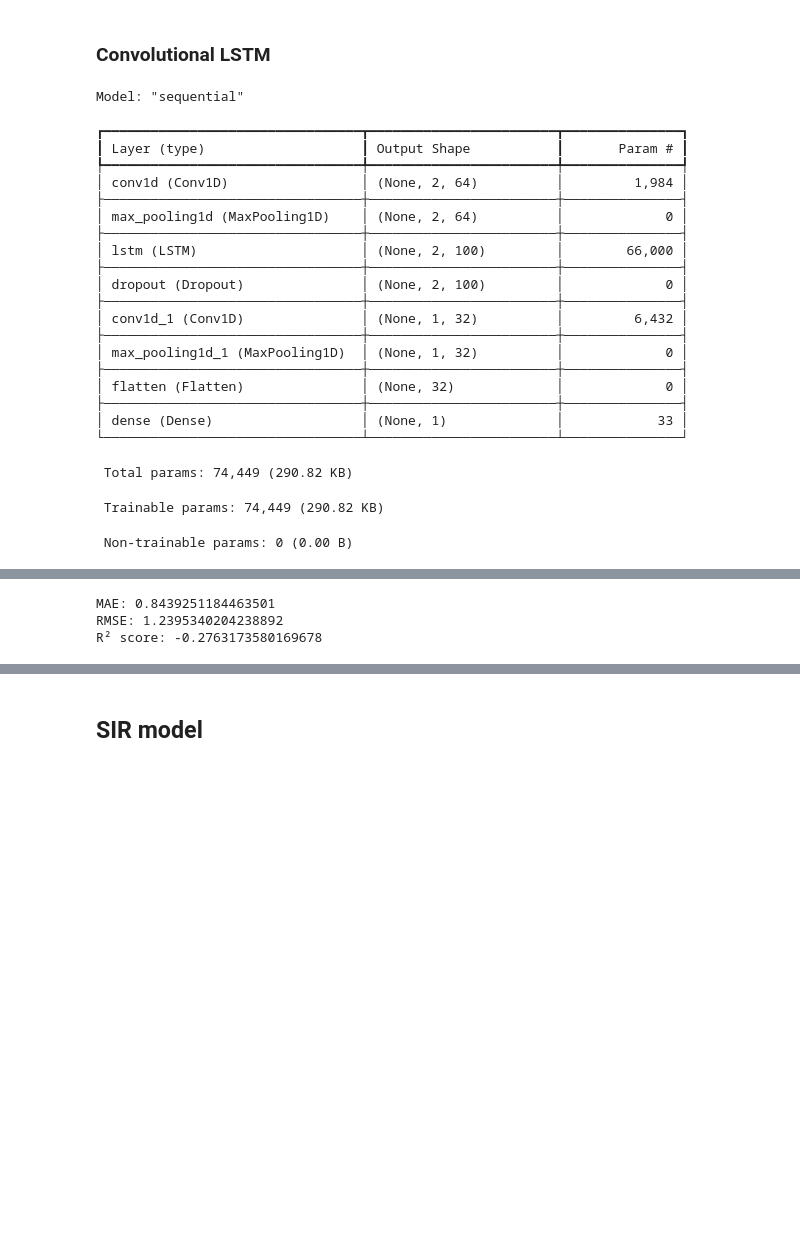
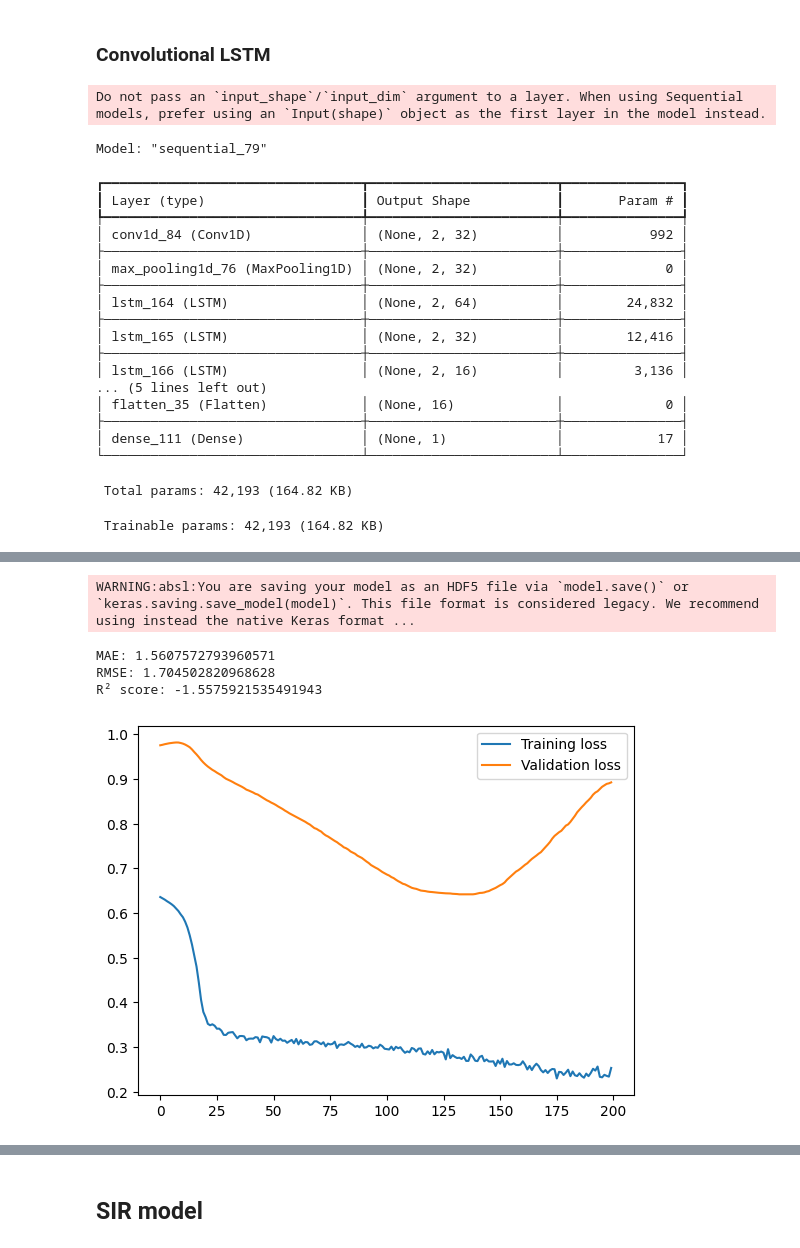
Before and after one commit to NguyenDucAnforwork/applied_statistics_prj, a Jupyter notebook: model/model.ipynb, the cells around one changed output, grey strips where cells are left out. Saved outputs shown, nothing was run; the diff lists cells and outputs as text; code cells hidden in the pictures; blank space fills up the shorter version.

```diff
--- a/model/model.ipynb
+++ b/model/model.ipynb
@@ -991,16 +961,19 @@ R² score: -0.4180271625518799
 ### Convolutional LSTM
 # %%
 conv_lstm_model = Sequential()
-conv_lstm_model.add(Conv1D(64, 2, activation='relu', input_shape=(3, 15)))  # Use kernel size 2 to fit the small input
+conv_lstm_model.add(Conv1D(32, 2, activation='relu', input_shape=(3, 15)))  # Use kernel size 2 to fit the small input
 conv_lstm_model.add(MaxPooling1D(pool_size=1))  # Pooling size 1 to prevent negative dimensions
-conv_lstm_model.add(LSTM(100, return_sequences=True))
+conv_lstm_model.add(LSTM(64, return_sequences=True))
+conv_lstm_model.add(LSTM(32, return_sequences=True))
+conv_lstm_model.add(LSTM(16, return_sequences=True))
+conv_lstm_model.add(LSTM(8, return_sequences=True))
 conv_lstm_model.add(Dropout(0.2))
-conv_lstm_model.add(Conv1D(32, 2, activation='relu'))  # Adjust kernel size to fit the reduced dimensions
+conv_lstm_model.add(Conv1D(16, 2, activation='relu'))  # Adjust kernel size to fit the reduced dimensions
 conv_lstm_model.add(MaxPooling1D(pool_size=1))  # Pooling size 1 to prevent negative dimensions
 conv_lstm_model.add(Flatten())
 conv_lstm_model.add(Dense(units=1))
 set_epsilon(1)
-conv_lstm_model.compile(optimizer=Adam(learning_rate=0.001), loss=MeanAbsoluteError(), metrics=[MeanAbsolutePercentageError()])
+conv_lstm_model.compile(optimizer=Adam(learning_rate=0.0001), loss=MeanAbsoluteError(), metrics=[MeanAbsolutePercentageError()])
 
 conv_lstm_model.summary()
 
@@ -1009,7 +982,7 @@ conv_lstm_model.summary()
 early_stopping = EarlyStopping(monitor='val_loss', patience=20, restore_best_weights=True)
 reduce_lr = ReduceLROnPlateau(monitor='val_loss', factor=0.9, patience=5, min_lr=0.00000001)
 
-history = conv_lstm_model.fit(X_train_seq, y_train_seq, epochs=100, batch_size=16, validation_split=0.2, verbose=2)
+history = conv_lstm_model.fit(X_train_seq, y_train_seq, epochs=200, batch_size=16, validation_split=0.2, verbose=2)
 
 
 # plot the loss function
@@ -1088,26 +1061,24 @@ print(f"R² score: {r2_score}")
 # save the model
 conv_lstm_model.save("./checkpoints/conv_lstm.h5")
 # %% [output]
-Model: "sequential"
+Do not pass an `input_shape`/`input_dim` argument to a layer. When using Sequential models, prefer using an `Input(shape)` object as the first layer in the model instead.
-┏━━━━━━━━━━━━━━━━━━━━━━━━━━━━━━━━━┳━━━━━━━━━━━━━━━━━━━━━━━━┳━━━━━━━━━━━━━━━┓
-┃ Layer (type)                    ┃ Output Shape           ┃       Param # ┃
-┡━━━━━━━━━━━━━━━━━━━━━━━━━━━━━━━━━╇━━━━━━━━━━━━━━━━━━━━━━━━╇━━━━━━━━━━━━━━━┩
-│ conv1d (Conv1D)                 │ (None, 2, 64)          │         1,984 │
-├─────────────────────────────────┼────────────────────────┼───────────────┤
-│ max_pooling1d (MaxPooling1D)    │ (None, 2, 64)          │             0 │
-├─────────────────────────────────┼────────────────────────┼───────────────┤
-│ lstm (LSTM)                     │ (None, 2, 100)         │        66,000 │
-├─────────────────────────────────┼────────────────────────┼───────────────┤
-│ dropout (Dropout)               │ (None, 2, 100)         │             0 │
-├─────────────────────────────────┼────────────────────────┼───────────────┤
-│ conv1d_1 (Conv1D)               │ (None, 1, 32)          │         6,432 │
-├─────────────────────────────────┼────────────────────────┼───────────────┤
-│ max_pooling1d_1 (MaxPooling1D)  │ (None, 1, 32)          │             0 │
-├─────────────────────────────────┼────────────────────────┼───────────────┤
-│ flatten (Flatten)               │ (None, 32)             │             0 │
-├─────────────────────────────────┼────────────────────────┼───────────────┤
-│ dense (Dense)                   │ (None, 1)              │            33 │
-└─────────────────────────────────┴────────────────────────┴───────────────┘
+Model: "sequential_79"
- Total params: 74,449 (290.82 KB)
+┏━━━━━━━━━━━━━━━━━━━━━━━━━━━━━━━━━┳━━━━━━━━━━━━━━━━━━━━━━━━┳━━━━━━━━━━━━━━━┓
+┃ Layer (type)                    ┃ Output Shape           ┃       Param # ┃
+┡━━━━━━━━━━━━━━━━━━━━━━━━━━━━━━━━━╇━━━━━━━━━━━━━━━━━━━━━━━━╇━━━━━━━━━━━━━━━┩
+│ conv1d_84 (Conv1D)              │ (None, 2, 32)          │           992 │
+├─────────────────────────────────┼────────────────────────┼───────────────┤
+│ max_pooling1d_76 (MaxPooling1D) │ (None, 2, 32)          │             0 │
+├─────────────────────────────────┼────────────────────────┼───────────────┤
+│ lstm_164 (LSTM)                 │ (None, 2, 64)          │        24,832 │
+├─────────────────────────────────┼────────────────────────┼───────────────┤
+│ lstm_165 (LSTM)                 │ (None, 2, 32)          │        12,416 │
+├─────────────────────────────────┼────────────────────────┼───────────────┤
+│ lstm_166 (LSTM)                 │ (None, 2, 16)          │         3,136 │
+... (5 lines left out)
+│ flatten_35 (Flatten)            │ (None, 16)             │             0 │
+├─────────────────────────────────┼────────────────────────┼───────────────┤
+│ dense_111 (Dense)               │ (None, 1)              │            17 │
+└─────────────────────────────────┴────────────────────────┴───────────────┘
- Trainable params: 74,449 (290.82 KB)
+ Total params: 42,193 (164.82 KB)
- Non-trainable params: 0 (0.00 B)
+ Trainable params: 42,193 (164.82 KB)
@@ -1132,3 +1103,5 @@ WARNING:absl:You are saving your model as an HDF5 file via `model.save()` or `ke
-MAE: 0.8439251184463501
-RMSE: 1.2395340204238892
-R² score: -0.2763173580169678
+WARNING:absl:You are saving your model as an HDF5 file via `model.save()` or `keras.saving.save_model(model)`. This file format is considered legacy. We recommend using instead the native Keras format ...
+MAE: 1.5607572793960571
+RMSE: 1.704502820968628
+R² score: -1.5575921535491943
+[figure, added]
```
Also changed, not shown: parts of 29 cells of this notebook, 33 other files.
